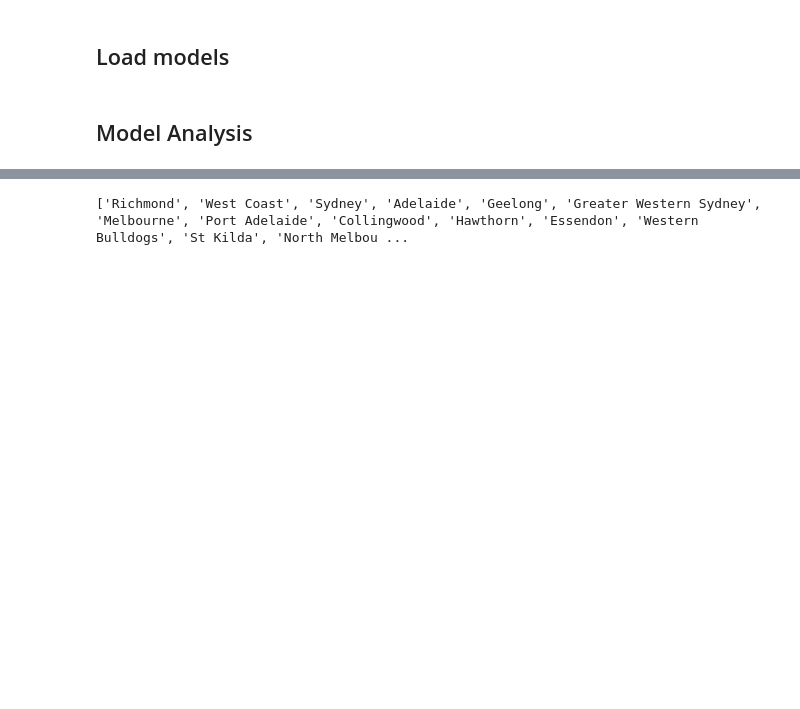
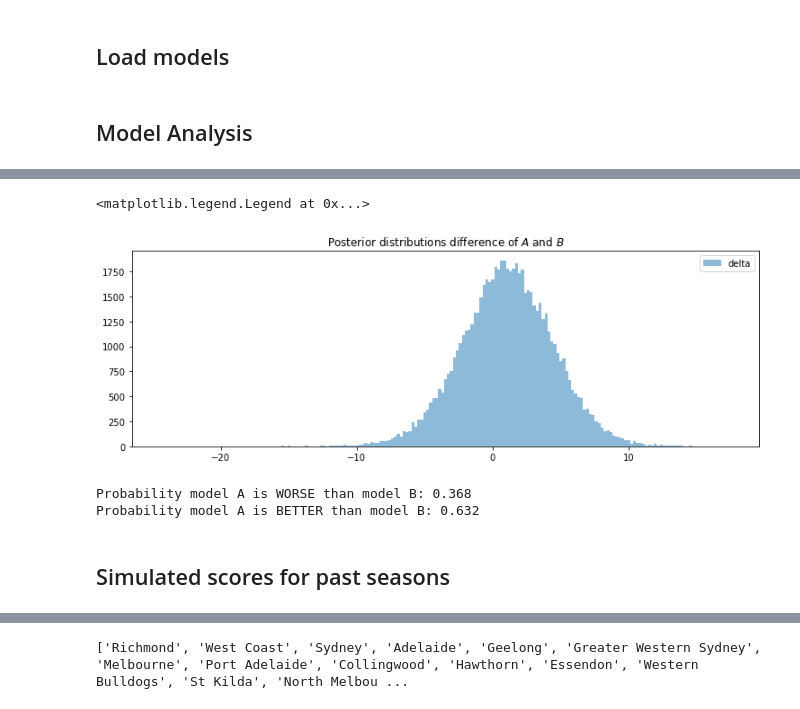
Before and after one commit to toddniven/AFL-Monash-comp, a Jupyter notebook: AFL historical model.ipynb, the cells around one changed output, grey strips where cells are left out. Saved outputs shown, nothing was run; the diff lists cells and outputs as text; code cells hidden in the pictures; blank space fills up the shorter version.

```diff
--- a/AFL historical model.ipynb
+++ b/AFL historical model.ipynb
@@ -411,3 +462,22 @@ Text(0.5, 1.0, 'Average Cumulative Score')
+# %%
+plt.figure(figsize=(12.5,4))
+plt.title("Posterior distributions difference of $A$ and $B$")
+plt.hist(burned_trace["delta"], bins='auto', histtype="stepfilled", alpha=0.5, label="delta")
+plt.legend()
+# %% [output]
+<matplotlib.legend.Legend at 0x...>
+[figure, added]
+# %%
+print("Probability model A is WORSE than model B: %.3f" % \
+    np.mean(burned_trace["delta"] < 0))
+
+print("Probability model A is BETTER than model B: %.3f" % \
+    np.mean(burned_trace["delta"] > 0))
+# %% [output]
+Probability model A is WORSE than model B: 0.368
+Probability model A is BETTER than model B: 0.632
+# %% [markdown]
+## Simulated scores for past seasons
 # %%
 from modelling.scoring import Simulate
 Simulate(mapping,proxyDict).generate_past_scores('training-all', best_models, team_df)
```
Also changed, not shown: parts of 9 cells of this notebook, 1 other file.
